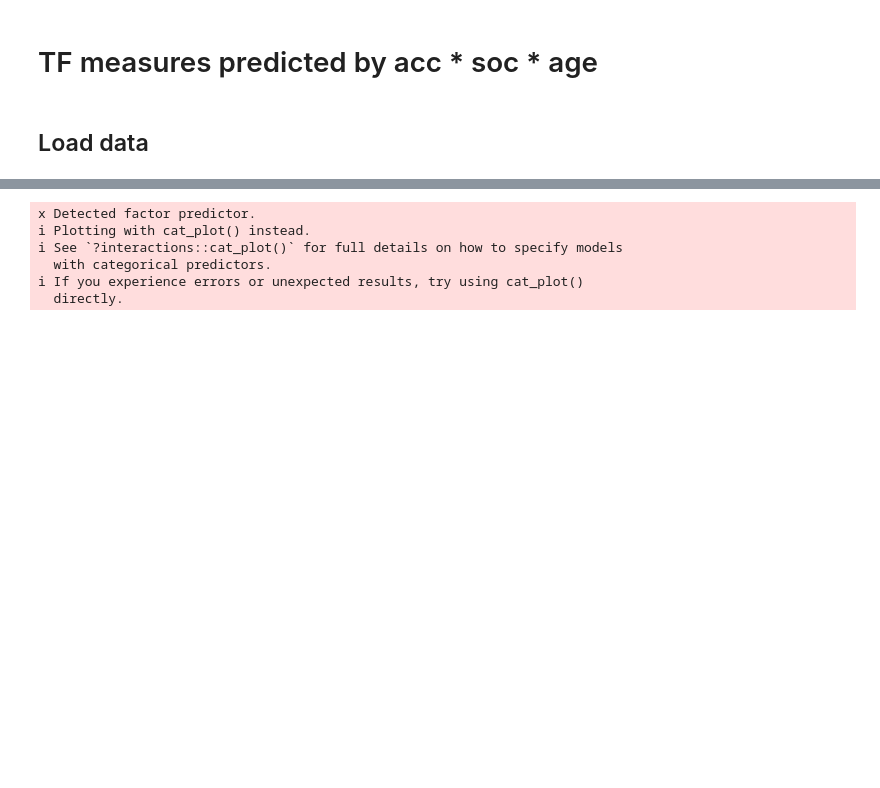
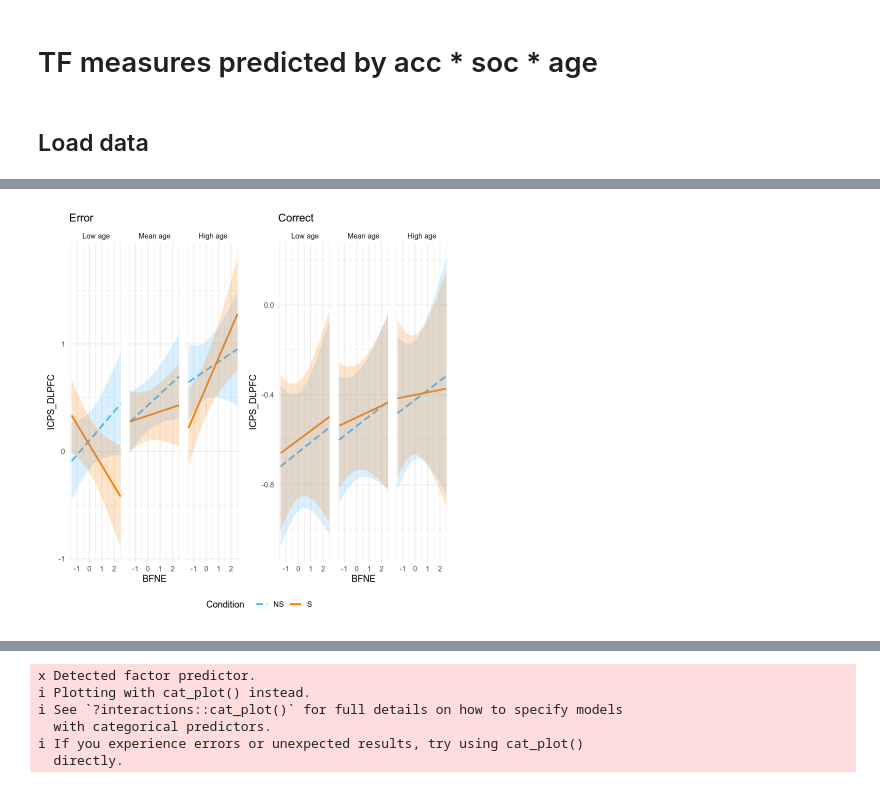
Before and after one commit to NDCLab/thrive-theta-ddm, a Jupyter notebook: code/statistics/ms_stats_bfne.ipynb, the cells around one changed output, grey strips where cells are left out. Drawn from its saved outputs; the diff is of its cells as text; code cells hidden in the pictures; blank space fills up the shorter version.

```diff
--- a/code/statistics/ms_stats_bfne.ipynb
+++ b/code/statistics/ms_stats_bfne.ipynb
@@ -193,0 +359,50 @@ Computing profile confidence intervals ...
+# %%
+library(interactions)
+library(ggplot2)
+library(patchwork) # Required for the + operator and plot_layout
+
+# 1. Define labels for Age (mod2)
+my_labels <- c("Low age", "Mean age", "High age")
+
+# --- Plot for Error ---
+p1 <- interact_plot(
+  model,
+  pred = "bfne_b_scrdTotal_s1_r1_e1",
+  modx = "soc",
+  mod2 = "age_m",
+  mod2.labels = my_labels,
+    y.label = "ICPS_DLPFC",
+    x.label = "BFNE",
+  legend.main = "Condition",            # Renames the legend title to BFNE
+  at = list(acc = "Error"),
+  interval = TRUE
+) +
+  ggtitle("Error") +
+  theme_minimal() +
+  theme(legend.position = "none")   # Hide legend on first plot to avoid clutter
+
+# --- Plot for Correct ---
+p2 <- interact_plot(
+  model,
+  pred = "bfne_b_scrdTotal_s1_r1_e1",
+  modx = "soc",
+  mod2 = "age_m",
+  mod2.labels = my_labels,
+    y.label = "ICPS_DLPFC",
+    x.label = "BFNE",
+  legend.main = "Condition",            # Renames the legend title to BFNE
+  at = list(acc = "Correct"),
+  interval = TRUE
+) +
+  ggtitle("Correct") +
+  theme_minimal()
+
+# --- Combine and Display ---
+combined_plot <- p1 + p2 +
+  plot_layout(guides = "collect") &
+  theme(legend.position = "bottom")
+
+# Print to the Plots pane
+print(combined_plot)
+# %% [output]
+[figure, added]
```
Also changed, not shown: parts of 55 cells of this notebook, 23 other files.
